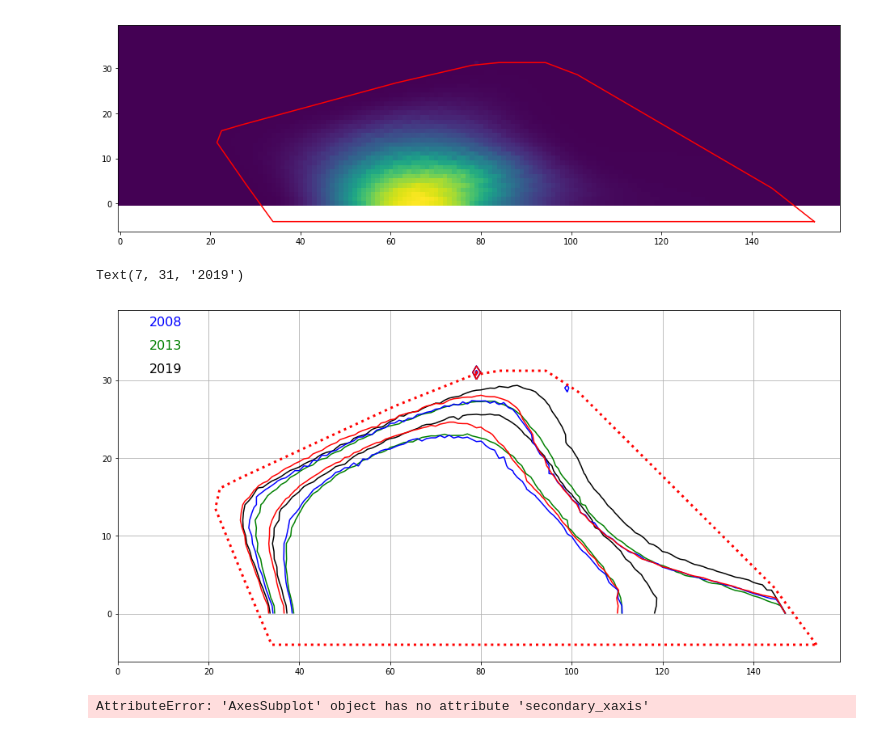
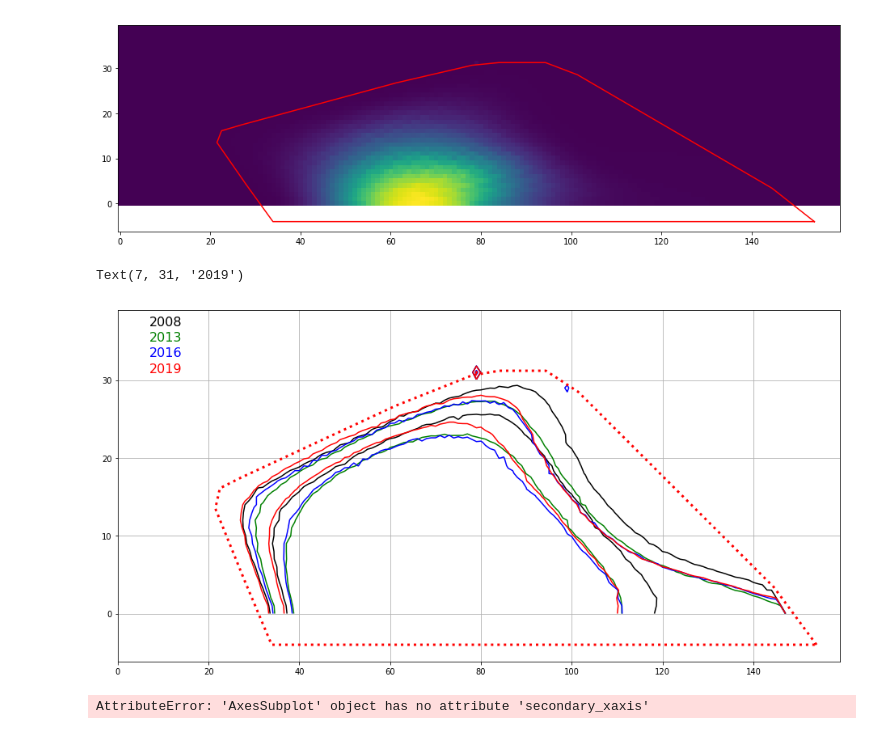
Before and after one commit to rac101/LATmetrics, a Jupyter notebook: SAApolyset/SAA Polygon Define - CALLRS.ipynb, the cells around one changed output. Drawn from its saved outputs; the diff is of its cells as text; code cells hidden in the pictures.

```diff
--- a/SAApolyset/SAA Polygon Define - CALLRS.ipynb
+++ b/SAApolyset/SAA Polygon Define - CALLRS.ipynb
@@ -178,18 +181,18 @@ ax.plot(lon,lat,color='r')
 # %%
 fig, ax = plt.subplots(figsize=(16, 8))
 ax.contour(tmim08,levels=[240,1000],colors='k')
 ax.contour(tmim13,levels=[240,1000],colors='g')
 ax.contour(tmim16,levels=[240,1000],colors='b')
 ax.contour(tmim19,levels=[240,1000],colors='r')
 ax.grid()
 ax.plot(lon,lat,':',color='r',linewidth=3)
 ax.text(7,37,'2008',color='k',size=16)
 ax.text(7,35,'2013',color='g',size=16)
-ax.text(7,33,'2016',color='g',size=16)
-ax.text(7,31,'2019',color='',size=16)
+ax.text(7,33,'2016',color='b',size=16)
+ax.text(7,31,'2019',color='r',size=16)
 # %% [output]
 Text(7, 31, '2019')
-[figure, old version]
+[figure, new version]
 # %%
 fig, ax = plt.subplots(figsize=(16, 8), constrained_layout=True)
 #ax.imshow(np.sqrt(im2),origin='lower')
```
Also changed, not shown: parts of 1 cell of this notebook.
